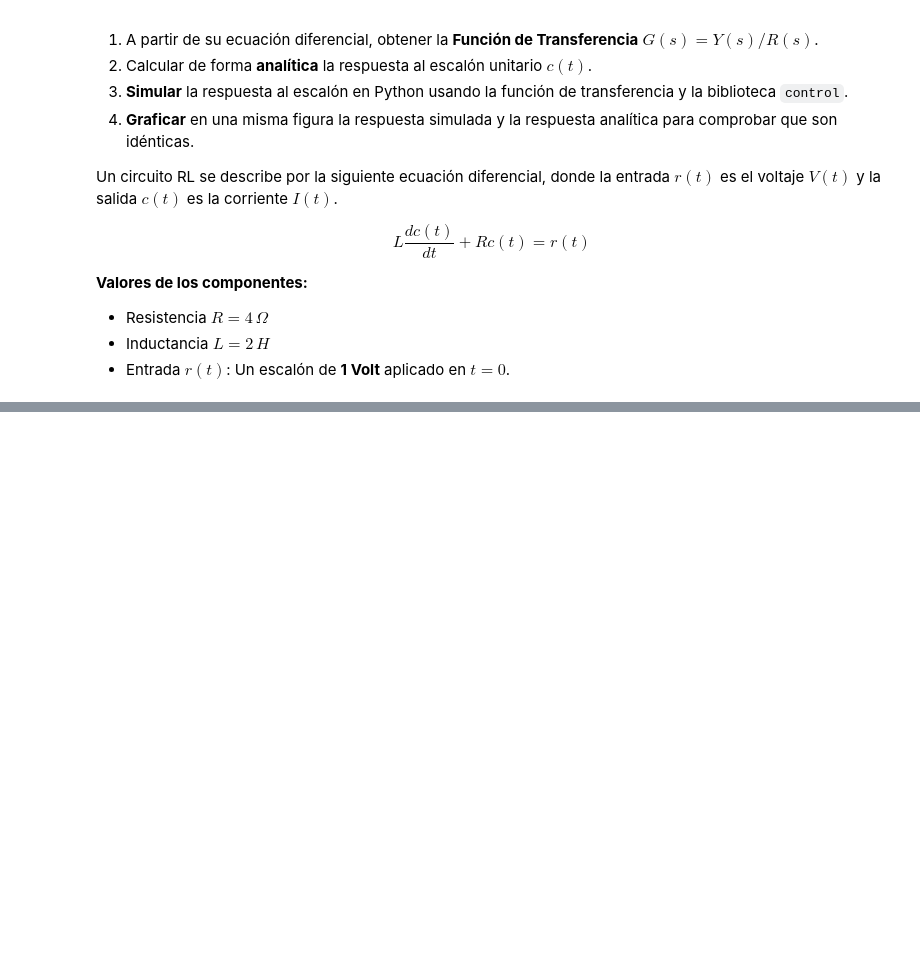
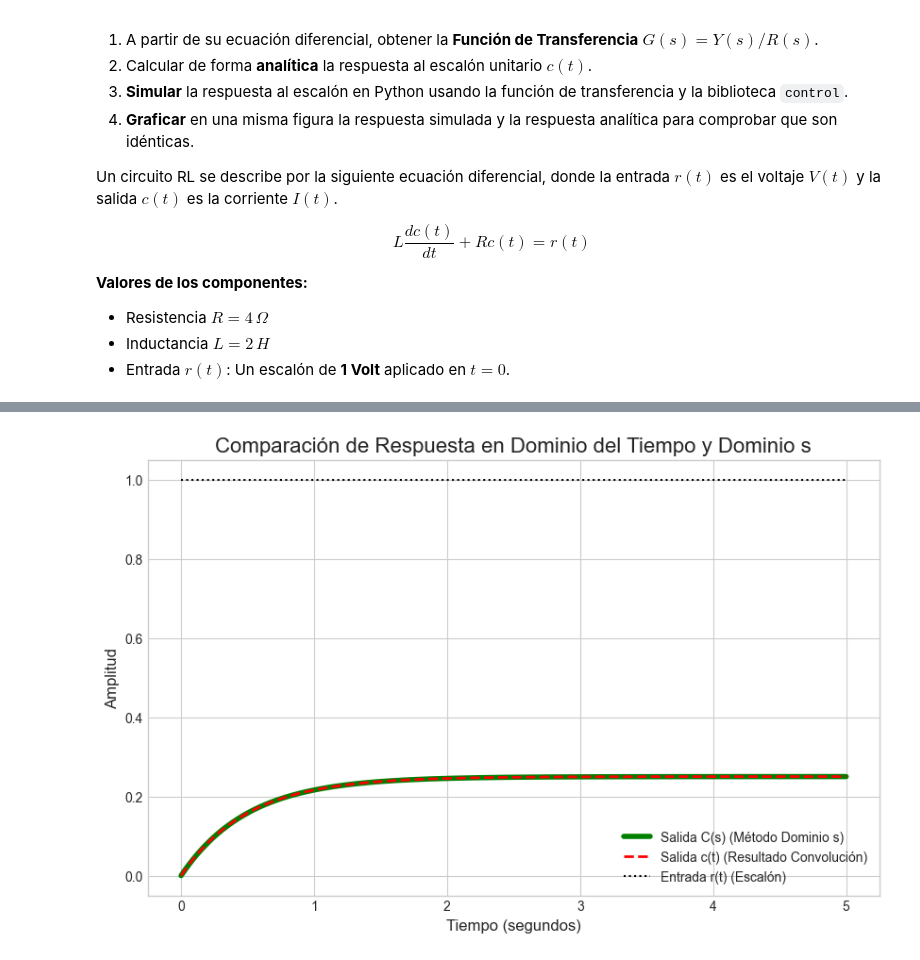
Before and after one commit to gomr010831-hue/control_clasico, a Jupyter notebook: practicas/P2_01_Analisis_tiempo_freucuencia.ipynb, the cells around one changed output, grey strips where cells are left out. Drawn from its saved outputs; the diff is of its cells as text; code cells hidden in the pictures; blank space fills up the shorter version.

```diff
--- a/practicas/P2_01_Analisis_tiempo_freucuencia.ipynb
+++ b/practicas/P2_01_Analisis_tiempo_freucuencia.ipynb
@@ -131,3 +131,10 @@ $$ L \frac{dc(t)}{dt} + R c(t) = r(t) $$
 * Resistencia $R = 4 \, \Omega$
 * Inductancia $L = 2 \, H$
 * Entrada $r(t)$: Un escalón de **1 Volt** aplicado en $t=0$.
+# %%
+numerador = [1]
+denominador = [2, 4]
+G_s = ct.tf(numerador, denominador)
+
+print("La Función de Transferencia del sistema es:")
+print(G_s)
@@ -133,0 +150,23 @@ $$ L \frac{dc(t)}{dt} + R c(t) = r(t) $$
+# %%
+
+t = np.linspace(0, 5, 500)
+tiempo, c_dominio_tiempo = ct.step_response(G_s, T=t)
+c_dominio_s = 0.25 * (1 - np.exp(-2 * tiempo))
+# %%
+
+plt.figure(figsize=(10, 6))
+
+plt.plot(tiempo, c_dominio_tiempo, label='Salida C(s) (Método Dominio s)', linewidth=4, color='green')
+
+plt.plot(tiempo, c_dominio_s, label='Salida c(t) (Resultado Convolución)', linestyle='--', color='red', linewidth=2)
+
+plt.plot(tiempo, np.ones_like(tiempo), label='Entrada r(t) (Escalón)', linestyle=':', color='black')
+
+plt.title('Comparación de Respuesta en Dominio del Tiempo y Dominio s', fontsize=16)
+plt.xlabel('Tiempo (segundos)', fontsize=12)
+plt.ylabel('Amplitud', fontsize=12)
+plt.legend(fontsize=10)
+plt.grid(True)
+plt.show()
+# %% [output]
+[figure, added]
```
Also changed, not shown: parts of 2 cells of this notebook.
